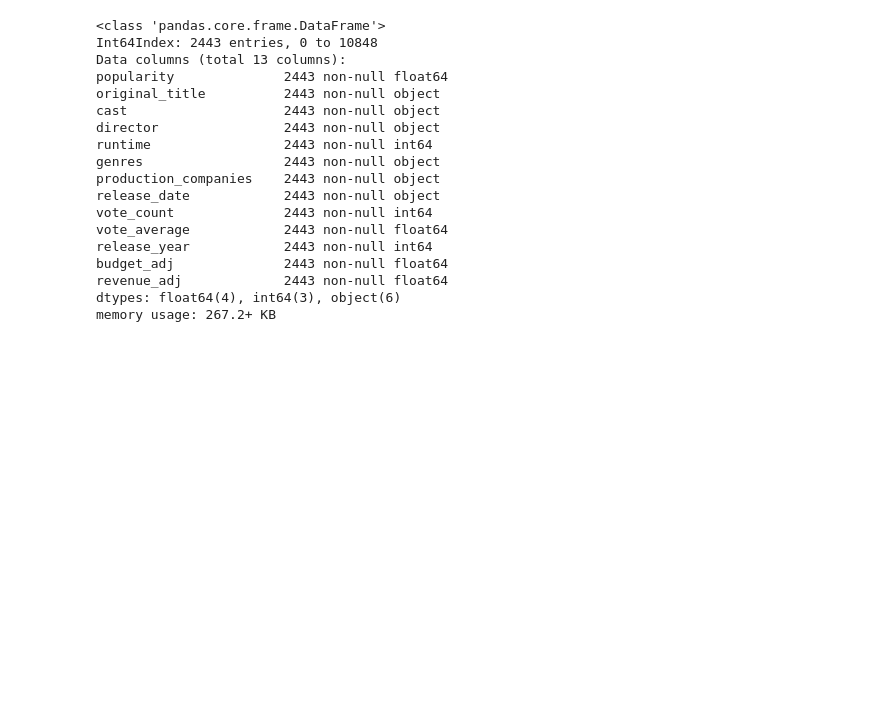
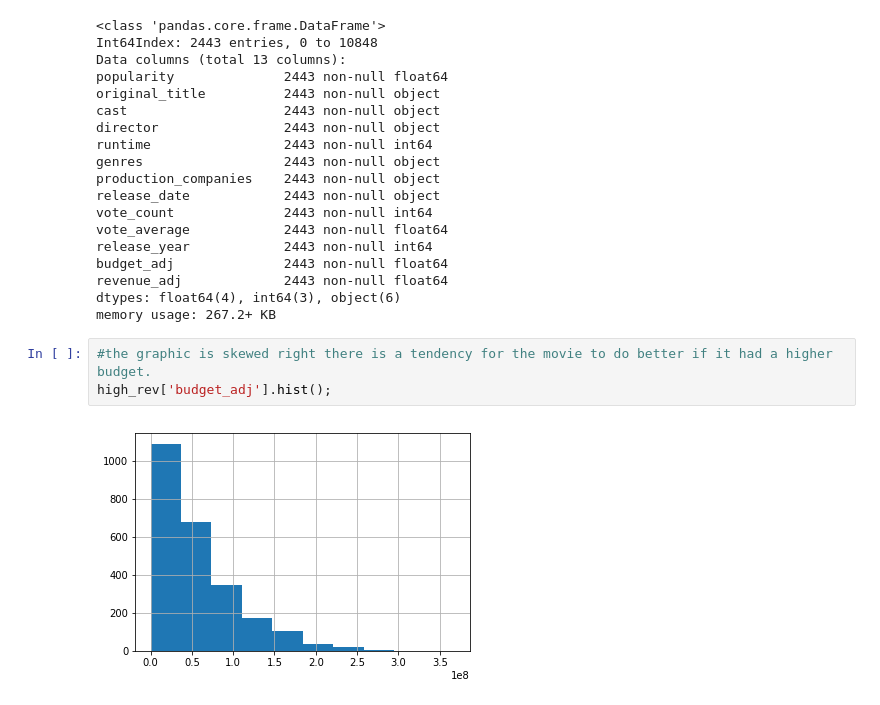
Before and after one commit to danielmiguel320/dand_investigate_data_set, a Jupyter notebook: rough_draft.ipynb, the cells around one changed output. Saved outputs shown, nothing was run; the diff lists cells and outputs as text; blank space fills up the shorter version.

Commit message:
Added histogram on budget_adj using the high_rev dataset as out dataframe.

```diff
--- a/rough_draft.ipynb
+++ b/rough_draft.ipynb
@@ -265,3 +282,8 @@ budget_adj              2443 non-null float64
 revenue_adj             2443 non-null float64
 dtypes: float64(4), int64(3), object(6)
 memory usage: 267.2+ KB
+# %%
+#the graphic is skewed right there is a tendency for the movie to do better if it had a higher budget.
+high_rev['budget_adj'].hist();
+# %% [output]
+[figure, added]
```
Also changed, not shown: parts of 1 cell of this notebook.
